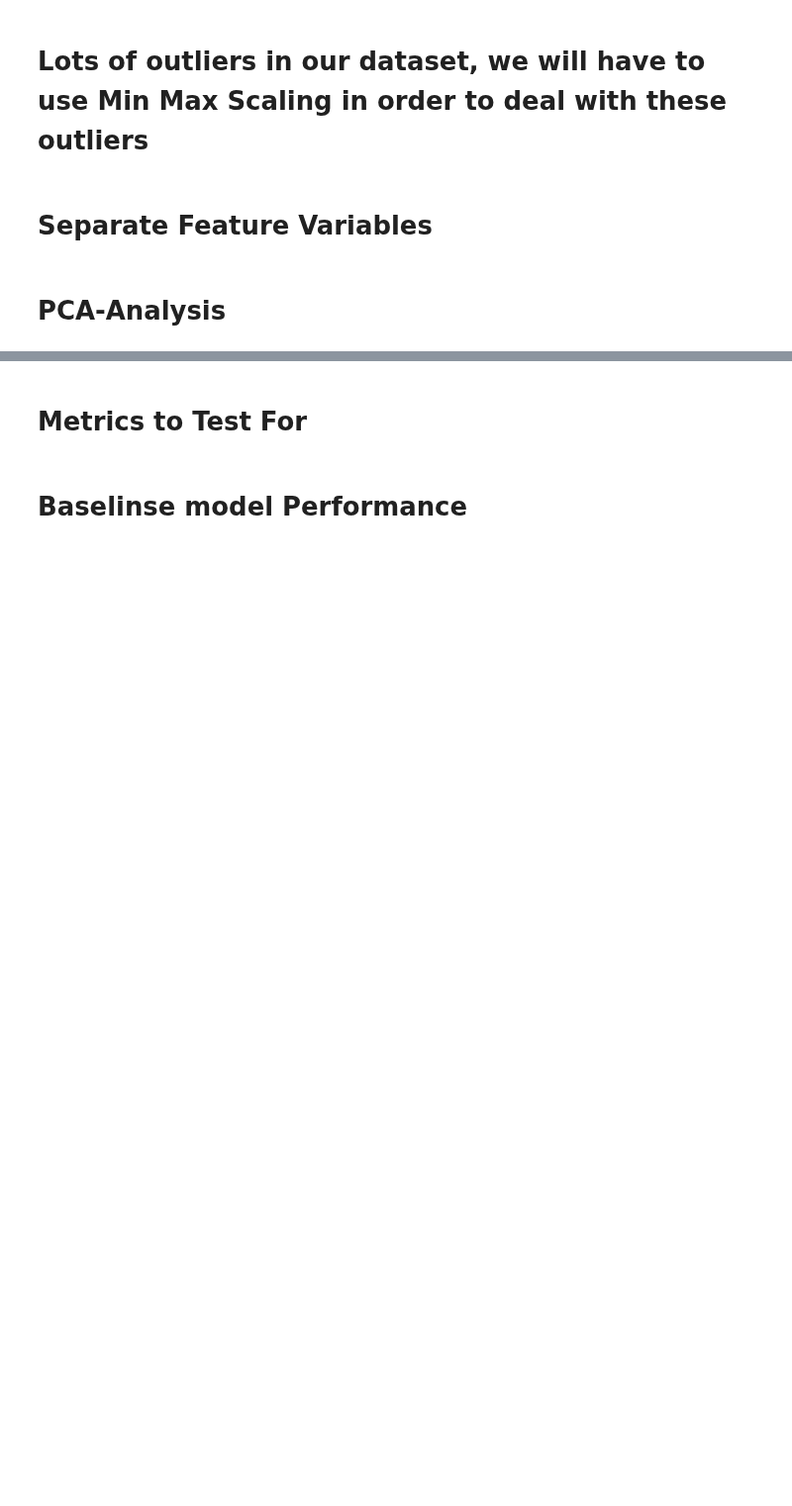
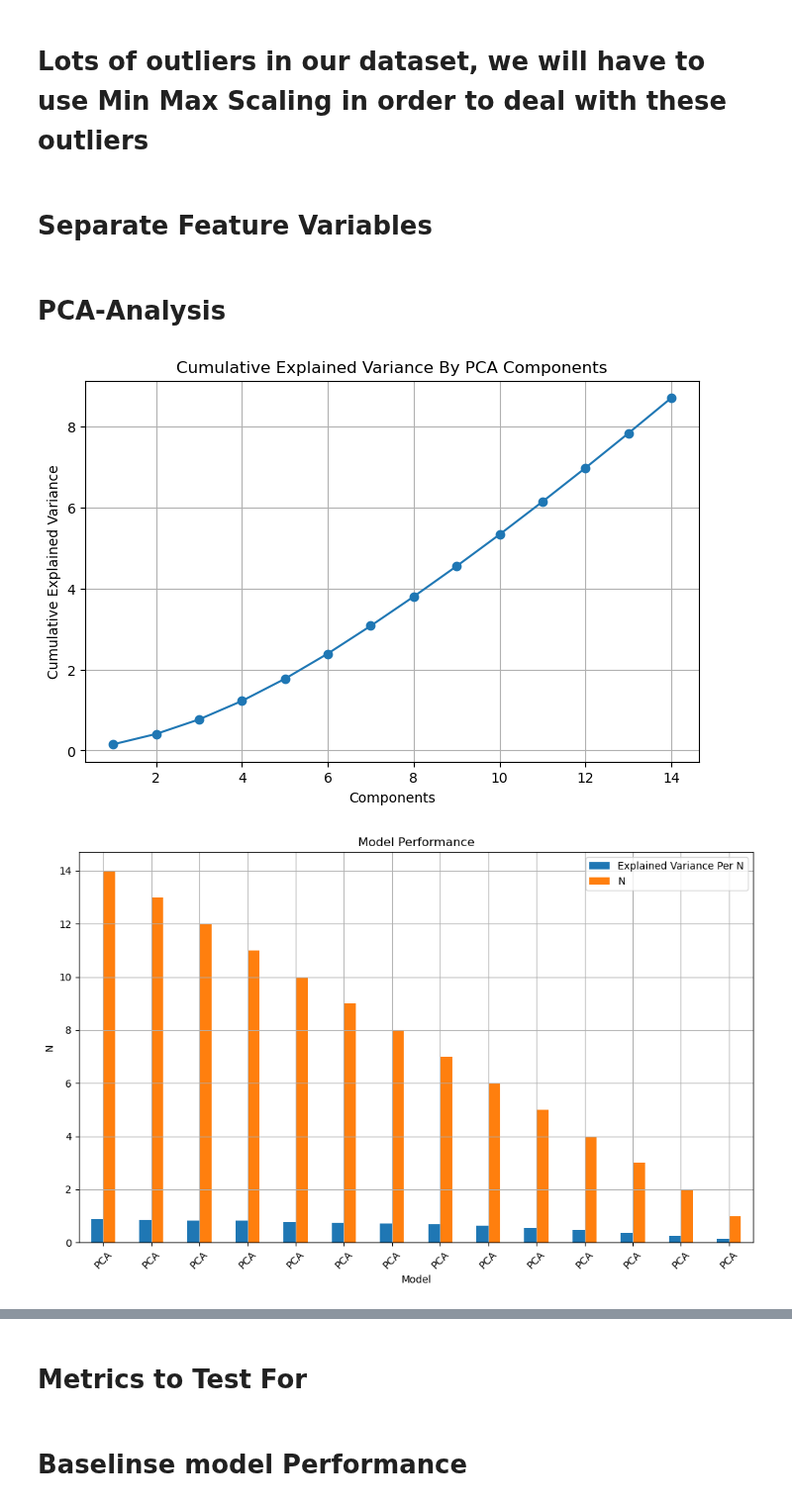
Before and after one commit to MaukanMir/Income-Predictor-Classifier, a Jupyter notebook: training.ipynb, the cells around one changed output, grey strips where cells are left out. Shown at 99% size. Drawn from its saved outputs; the diff is of its cells as text; code cells hidden in the pictures; blank space fills up the shorter version.

Commit message:
added new models

```diff
--- a/training.ipynb
+++ b/training.ipynb
@@ -66,46 +66,21 @@ def create_plot_graph(metrics, axis, sort_col):
   plot_model_performance(df, y, axis)
   print(df)
 
-def create_column_transformer(numeric_features, categorical_features):
-  numeric_features_cols, categorical_features_cols = numeric_features.columns, categorical_features.columns
-
-  numeric_transformer = sklearnPipeline(
-    steps=[
-      ("scaler", MinMaxScaler()),
-      ("PowerTransformer", PowerTransformer())
-    ]
-  )
-  categorical_transformer = sklearnPipeline(
-    steps=[
-      ("encoder", BinaryEncoder())
-    ]
-  )
-
-  preprocessor = ColumnTransformer(
-    transformers = [
-      ("num", numeric_transformer, numeric_features_cols),
-      ("cat", categorical_transformer, categorical_features_cols)
-    ]
-  )
-
-  return preprocessor
-
-def create_sklearn_pipeline(preprocessor, model, model_name):
+def create_sklearn_pipeline(model, model_name):
 
   steps = [
-    ("preprocessor", preprocessor),
     (model_name, model)
   ]
   return sklearnPipeline(steps=steps)
 
-def pca_analysis(preprocessor, X):
+def pca_analysis(X):
 
   metric_tracker, explained_variances= [], []
   features = range(1, X.shape[1]+1)
   model_name ="PCA"
   for n_component in features:
     pca= PCA(n_components=n_component)
-    pipeline = create_sklearn_pipeline(preprocessor, pca, model_name)
+    pipeline = create_sklearn_pipeline(pca, model_name)
     X_pca = pipeline.fit_transform(X)
 
     explained_variance_per_n = np.sum(pca.explained_variance_ratio_)
@@ -164,12 +139,12 @@ def evaluate_model(model, X, y, scoring_metric):
     round(precision_metric,3),
   ]
 
-def test_selected_models(preprocessor, model_names, models, X, y, scoring_metric):
+def test_selected_models(model_names, models, X, y, scoring_metric):
 
   metric_tracker = []
 
   for model, model_name in zip(models, model_names):
-    pipeline = create_sklearn_pipeline(preprocessor, model, model_name)
+    pipeline = create_sklearn_pipeline( model, model_name)
     scores = evaluate_model(pipeline, X, y, scoring_metric)
 
     metric_tracker.append({
@@ -439,4 +395,7 @@ for col in categorical_features.columns:
 # %% [markdown]
 # PCA-Analysis
 # %%
-pca_analysis(preprocessor, X)
+pca_analysis(X)
+# %% [output]
+[figure, added]
+[figure, added]
```
Also changed, not shown: parts of 4 cells of this notebook.
